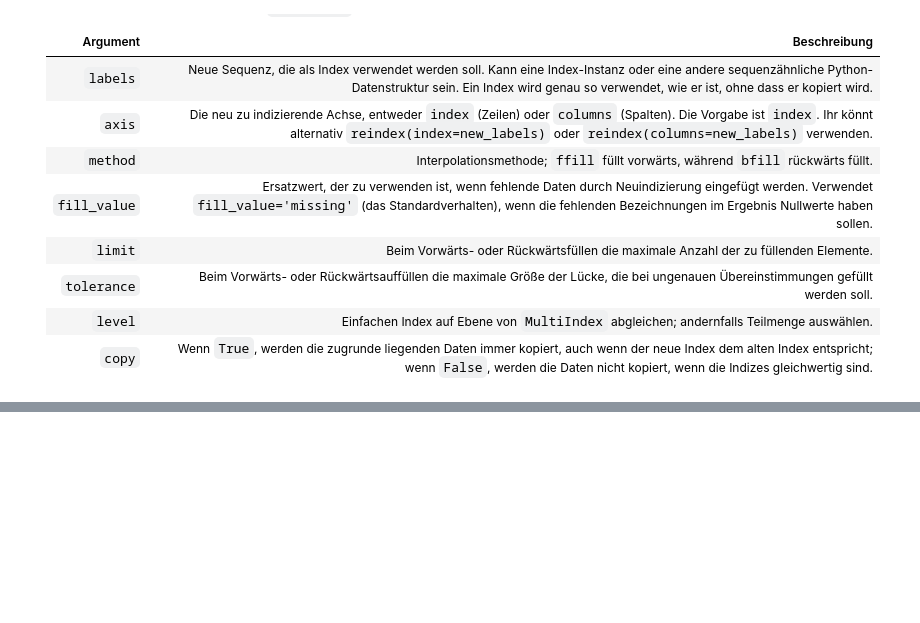
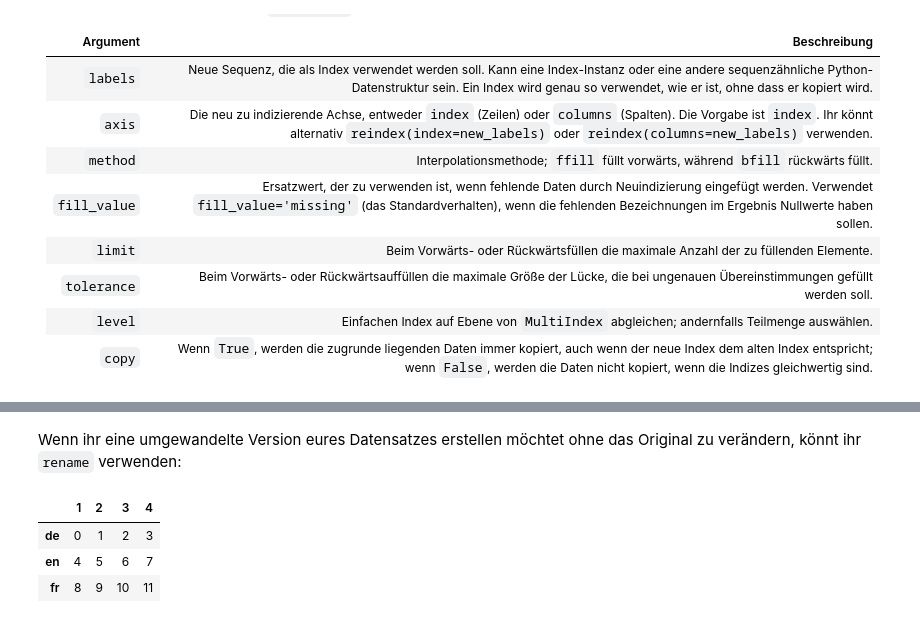
Before and after one commit to cusyio/Python4DataScience-de, a Jupyter notebook: docs/workspace/pandas/indexing.ipynb, the cells around one changed output, grey strips where cells are left out. Cells and saved outputs as stored; diff of their text form; code cells hidden in the pictures; blank space fills up the shorter version.

```diff
--- a/docs/workspace/pandas/indexing.ipynb
+++ b/docs/workspace/pandas/indexing.ipynb
@@ -238,0 +273,9 @@ Argument | Beschreibung
+# %% [markdown]
+Wenn ihr eine umgewandelte Version eures Datensatzes erstellen möchtet ohne das Original zu verändern, könnt ihr `rename` verwenden:
+# %%
+data.rename(index=str.lower)
+# %% [output]
+|  | 1 | 2 | 3 | 4 |
+| de | 0 | 1 | 2 | 3 |
+| en | 4 | 5 | 6 | 7 |
+| fr | 8 | 9 | 10 | 11 |
```
Also changed, not shown: parts of 10 cells of this notebook.
